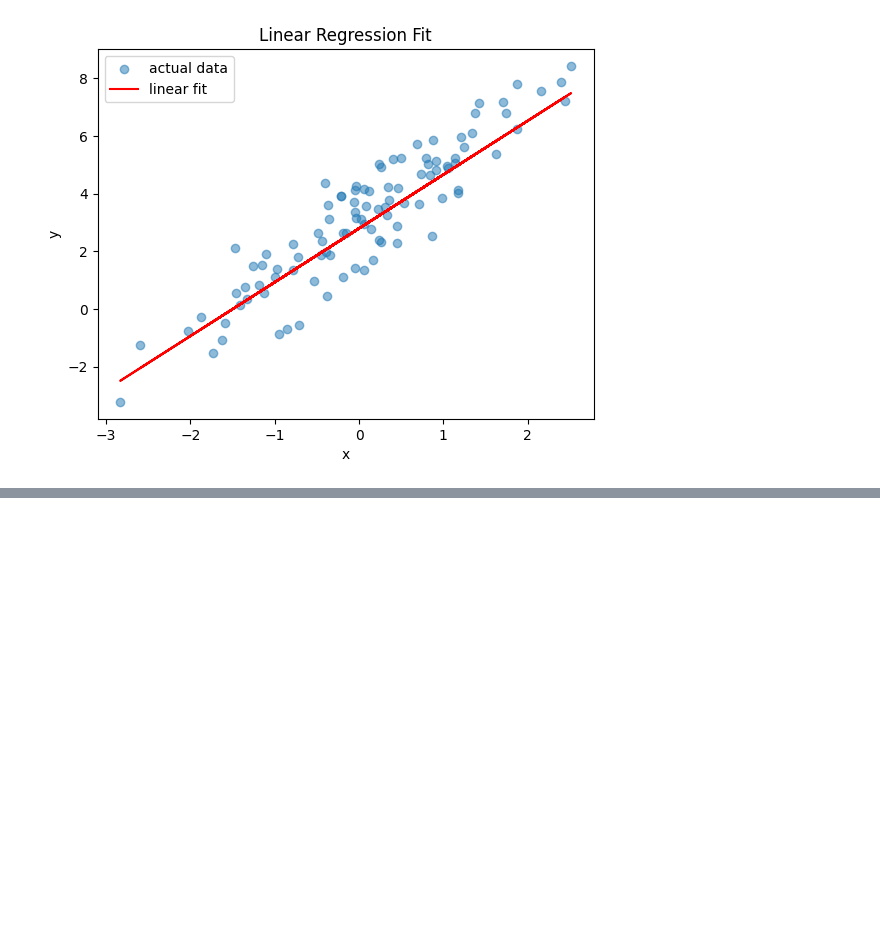
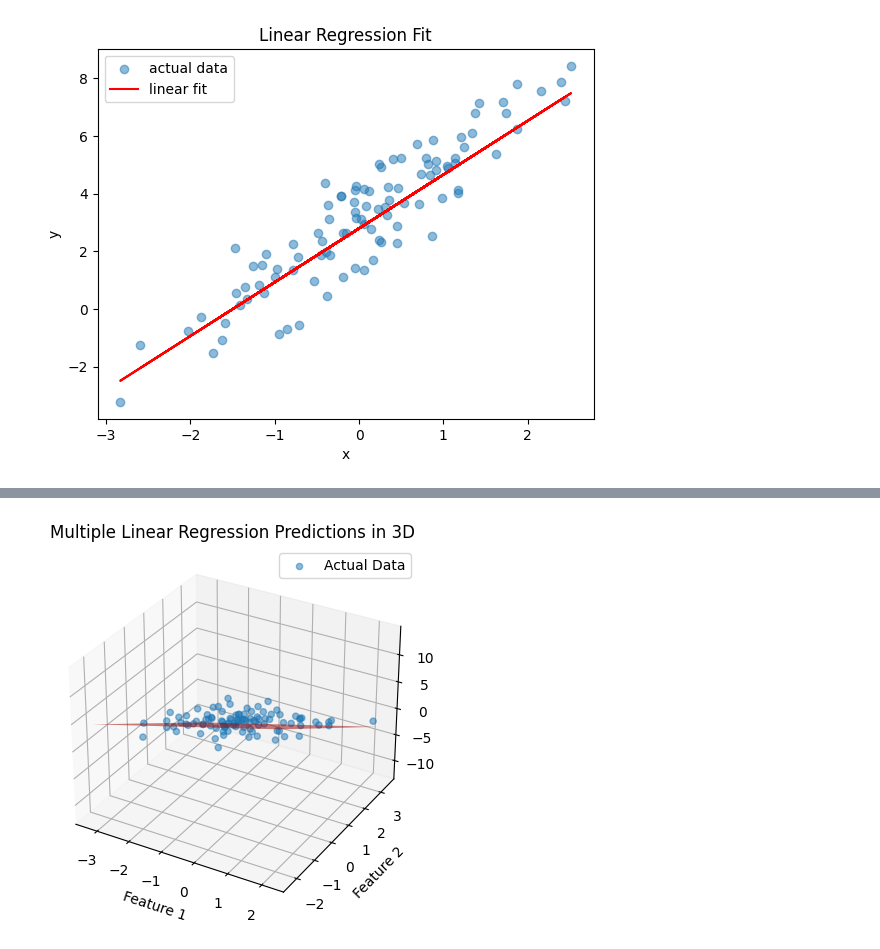
Before and after one commit to norhum/deep_learning, a Jupyter notebook: hero_from_zero.ipynb, the cells around one changed output, grey strips where cells are left out. Drawn from its saved outputs; the diff is of its cells as text; code cells hidden in the pictures; blank space fills up the shorter version.

```diff
--- a/hero_from_zero.ipynb
+++ b/hero_from_zero.ipynb
@@ -94,0 +79,87 @@ plt.show()
+# %%
+# Multiple linear regression
+import torch
+import torch.nn as nn
+import matplotlib.pyplot as plt
+from mpl_toolkits.mplot3d import Axes3D
+import numpy as np
+
+# Define the Multiple Linear Regression model
+class MultipleLinearRegressionModel(nn.Module):
+    def __init__(self, num_features):
+        super(MultipleLinearRegressionModel, self).__init__()
+        self.weights = nn.Parameter(torch.randn(num_features))  # Coefficients for features
+        self.bias = nn.Parameter(torch.randn(1))                # Bias term
+
+    def forward(self, x):
+        return torch.matmul(x, self.weights) + self.bias
+
+# Generate synthetic data for multiple features
+num_samples = 100
+num_features = 3
+
+# Create random input features
+X = torch.randn(num_samples, num_features)  # Shape (100, 3)
+
+# True coefficients and bias
+true_weights = torch.tensor([2.0, -3.0, 1.5])  # Shape (3,)
+true_bias = 4.0
+
+# Generate target variable with some noise
+noise = torch.randn(num_samples) * 0.1  # Noise
+y = torch.matmul(X, true_weights) + true_bias + noise  # Shape (100,)
+
+# Instantiate the model
+model = MultipleLinearRegressionModel(num_features)
+
+# Loss function and optimizer
+loss_fn = nn.MSELoss()
+optimizer = torch.optim.SGD(model.parameters(), lr=0.01)
+
+# Training loop
+epochs = 100
+for epoch in range(epochs):
+    # Forward pass: Compute predicted y by passing X to the model
+    y_pred = model(X)  # X is (100, 3)
+
+    # Compute the loss
+    loss = loss_fn(y_pred, y)  # y must match shape (100,)
+
+    # Zero gradients, perform a backward pass, and update the weights
+    optimizer.zero_grad()  # Clear gradients
+    loss.backward()        # Backpropagation
+    optimizer.step()       # Update the weights
+
+    # Print loss every 10 epochs
+    if (epoch + 1) % 10 == 0:
+        print(f'Epoch {epoch + 1}/{epochs}, Loss: {loss.item()}')
+
+# After training, generate predictions
+predicted = model(X).detach().numpy()  # Detach to get numpy array for predictions
+
+# 3D Visualization of predictions
+fig = plt.figure()
+ax = fig.add_subplot(111, projection='3d')
+
+# Plot actual data points
+ax.scatter(X[:, 0].numpy(), X[:, 1].numpy(), y.numpy(), label='Actual Data', alpha=0.5)
+
+# Create a grid for the predicted surface
+x1_range = np.linspace(X[:, 0].min(), X[:, 0].max(), 10)
+x2_range = np.linspace(X[:, 1].min(), X[:, 1].max(), 10)
+x1_grid, x2_grid = np.meshgrid(x1_range, x2_range)
+
+# Prepare input for predictions
+X_grid = torch.tensor(np.c_[x1_grid.ravel(), x2_grid.ravel(), np.zeros(x1_grid.size)]).float()  # Set third feature to zero
+pred_grid = model(X_grid).detach().numpy().reshape(x1_grid.shape)
+
+# Plot predicted surface
+ax.plot_surface(x1_grid, x2_grid, pred_grid, color='red', alpha=0.5, rstride=100, cstride=100)
+
+ax.set_xlabel('Feature 1')
+ax.set_ylabel('Feature 2')
+ax.set_zlabel('Target Variable')
+plt.title('Multiple Linear Regression Predictions in 3D')
+plt.legend()
+plt.show()
+# %% [output]
@@ -94,0 +176 @@ plt.show()
+[figure, added]
```
Also changed, not shown: parts of 4 cells of this notebook.
